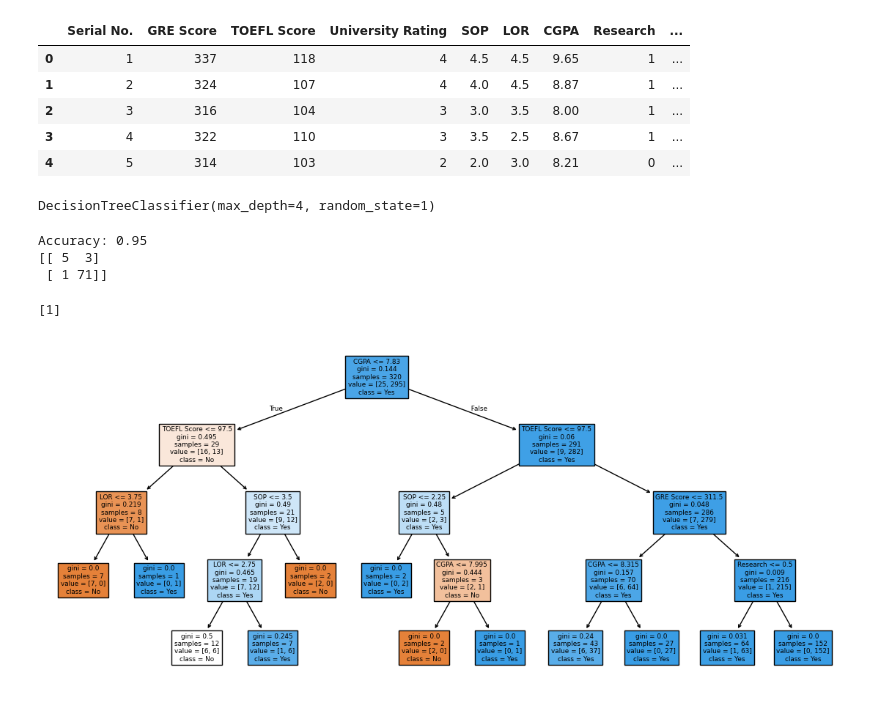
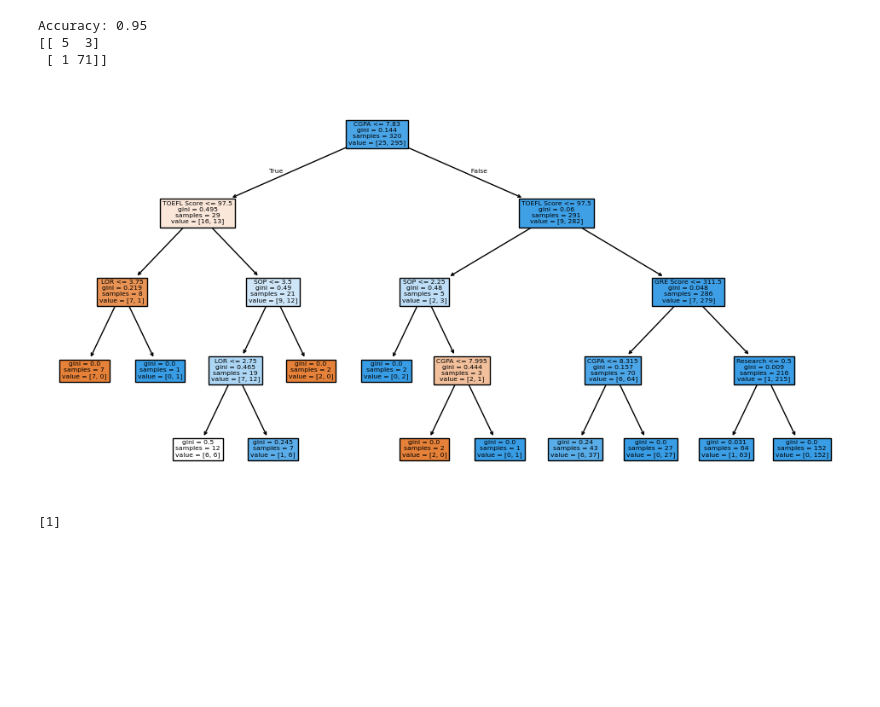
Before and after one commit to Shanay1008/morework, a Jupyter notebook: aiml4.ipynb, the cells around one changed output. Saved outputs shown, nothing was run; the diff lists cells and outputs as text; code cells hidden in the pictures; blank space fills up the shorter version.

```diff
--- a/aiml4.ipynb
+++ b/aiml4.ipynb
@@ -1,18 +1,8 @@
 # %%
+
 import pandas as pd
 import matplotlib.pyplot as plt
 from sklearn.model_selection import train_test_split
 from sklearn.tree import DecisionTreeClassifier, plot_tree
 from sklearn.metrics import accuracy_score, confusion_matrix
-
-df = pd.read_csv('Admission_Predict.csv')
-df.columns = df.columns.str.strip()
-df.head()
-# %% [output]
-|  | Serial No. | GRE Score | TOEFL Score | University Rating | SOP | LOR | CGPA | Research | ... |
-| 0 | 1 | 337 | 118 | 4 | 4.5 | 4.5 | 9.65 | 1 | ... |
-| 1 | 2 | 324 | 107 | 4 | 4.0 | 4.5 | 8.87 | 1 | ... |
-| 2 | 3 | 316 | 104 | 3 | 3.0 | 3.5 | 8.00 | 1 | ... |
-| 3 | 4 | 322 | 110 | 3 | 3.5 | 2.5 | 8.67 | 1 | ... |
-| 4 | 5 | 314 | 103 | 2 | 2.0 | 3.0 | 8.21 | 0 | ... |
 # %%
@@ -23,7 +19,8 @@ y = df['Admitted']
 Xtr, Xte, ytr, yte = train_test_split(X, y, test_size=0.2, random_state=1)
 # %%
+
 model = DecisionTreeClassifier(max_depth=4, random_state=1)
 model.fit(Xtr, ytr)
+
+pred = model.predict(Xte)
-# %% [output]
-DecisionTreeClassifier(max_depth=4, random_state=1)
 # %%
@@ -35,14 +32,13 @@ Accuracy: 0.95
 [[ 5  3]
  [ 1 71]]
 # %%
-# order: GRE, TOEFL, University Rating, SOP, LOR, CGPA, Research
-print(model.predict([[320, 110, 4, 4.5, 4.5, 9.0, 1]]))   # 1 = admit, 0 = reject
+
+plt.figure(figsize=(12, 6))
+plot_tree(model, feature_names=X.columns, filled=True)
+plt.show()
 # %% [output]
-[1]
+[figure, added]
-# %%
-#optional
-plt.figure(figsize=(14, 6))
-plot_tree(model, feature_names=X.columns, class_names=['No', 'Yes'], filled=True)
-plt.show()
-# %% [output]
-[figure, removed]
+# %%
+print(model.predict([[320, 110, 4, 4.5, 4.5, 9.0, 1]]))
+# %% [output]
+[1]
```
Also changed, not shown: parts of 3 cells of this notebook, 10 other files.
